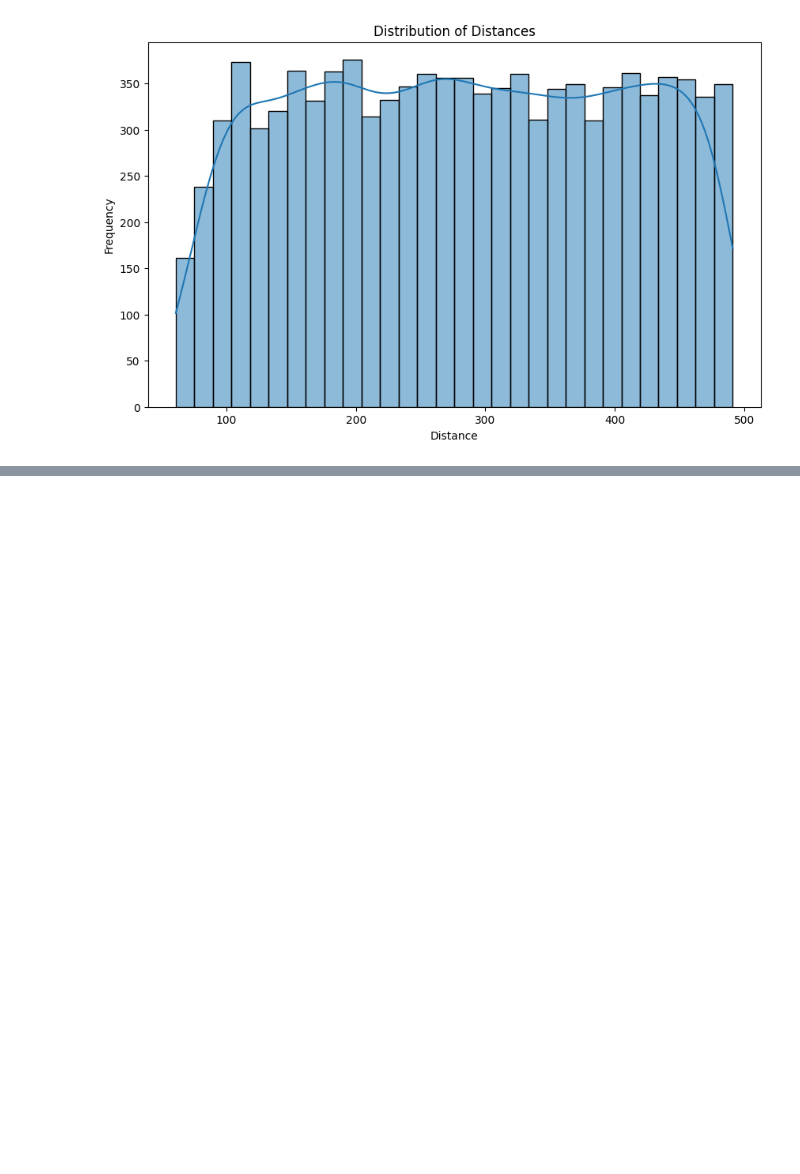
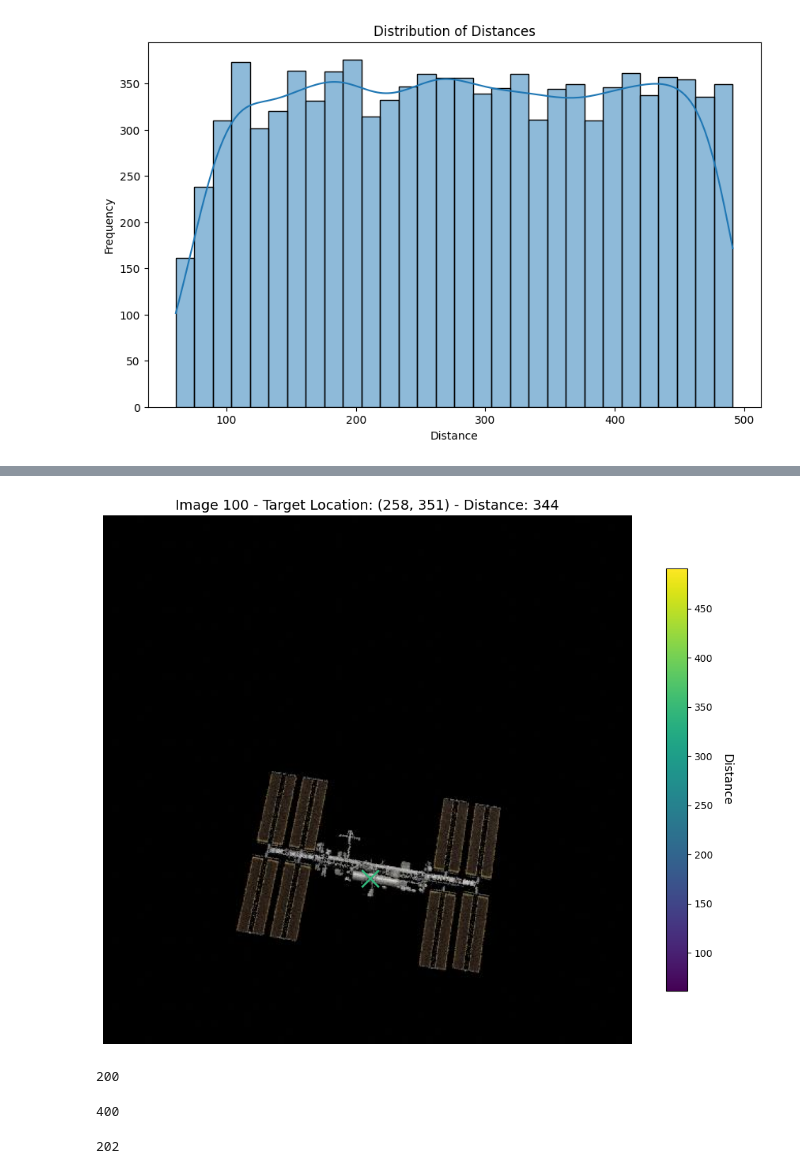
Before and after one commit to adwait-mitadt/mitadtu-docking, a Jupyter notebook: data_exploration_adwait.ipynb, the cells around one changed output, grey strips where cells are left out. Cells and saved outputs as stored; diff of their text form; code cells hidden in the pictures; blank space fills up the shorter version.

```diff
--- a/data_exploration_adwait.ipynb
+++ b/data_exploration_adwait.ipynb
@@ -87,0 +34,4 @@ if not target_data_row.empty:
+# %%
+plot_image_with_distance_crosshair(100)
+# %% [output]
+[figure, added]
@@ -87,0 +44,12 @@ if not target_data_row.empty:
+# %%
+add_two_numbers(199, 1)
+# %% [output]
+200
+# %%
+multiply_two_numbers(200, 2)
+# %% [output]
+400
+# %%
+print(add_two_numbers(200, 2))
+# %% [output]
+202
```
Also changed, not shown: parts of 7 cells of this notebook, 1 other file.
